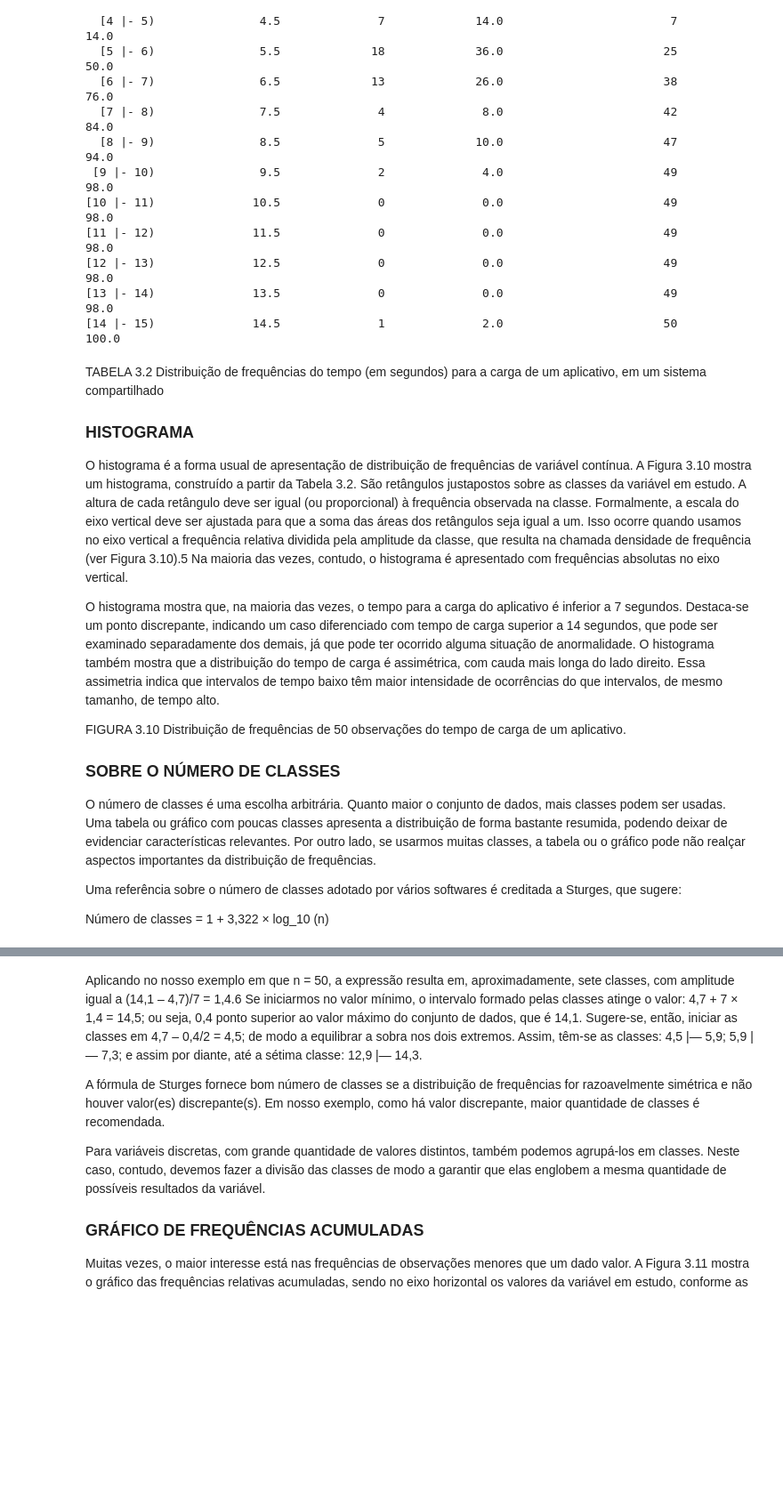
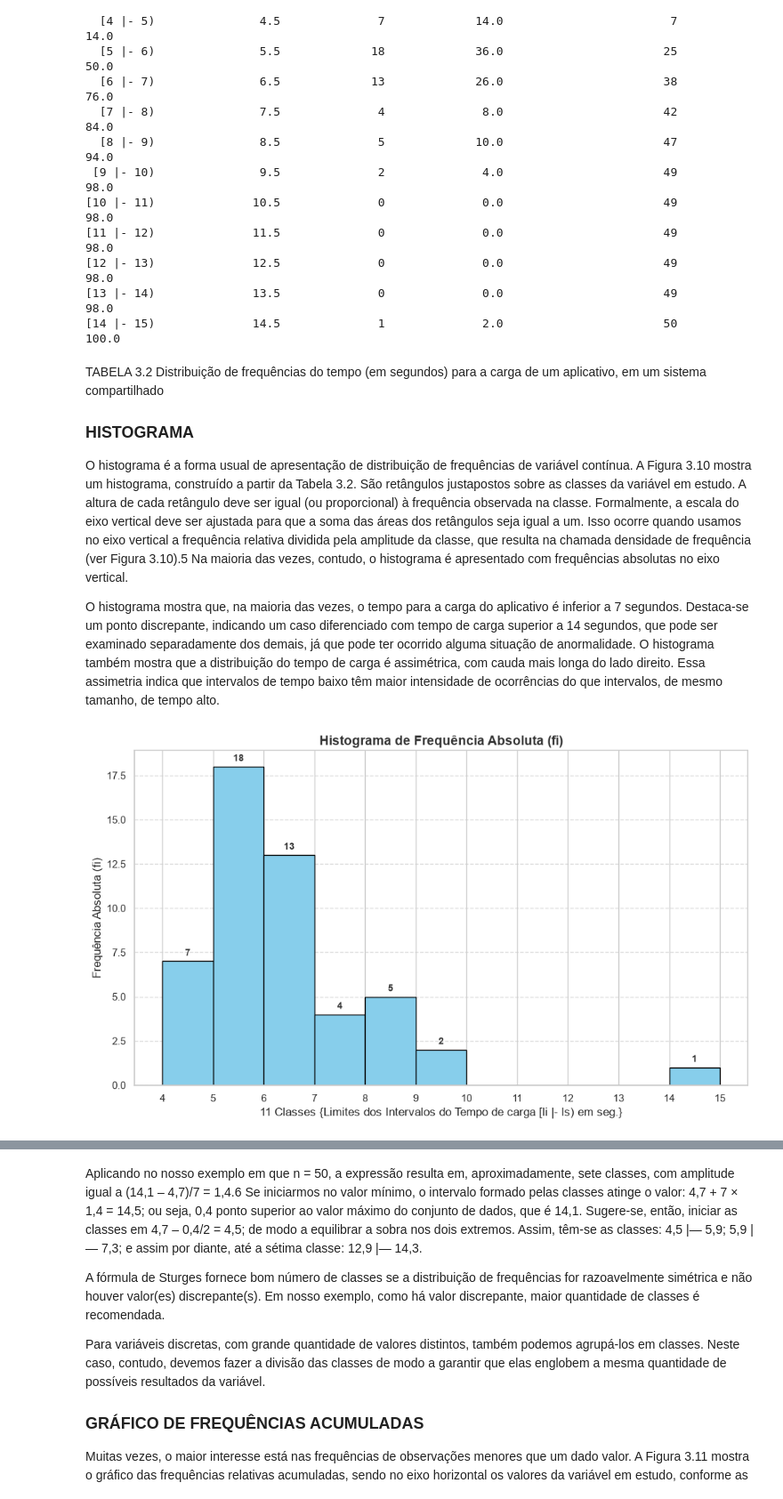
Before and after one commit to cleuler/notebook, a Jupyter notebook: cap3_barb.ipynb, the cells around one changed output, grey strips where cells are left out. Shown at 89% size. Cells and saved outputs as stored; diff of their text form; code cells hidden in the pictures; blank space fills up the shorter version.

```diff
--- a/cap3_barb.ipynb
+++ b/cap3_barb.ipynb
@@ -879,12 +879,54 @@ TABELA 3.2 Distribuição de frequências do tempo (em segundos) para a carga de
 O histograma é a forma usual de apresentação de distribuição de frequências de variável contínua. A Figura 3.10 mostra um histograma, construído a partir da Tabela 3.2. São retângulos justapostos sobre as classes da variável em estudo. A altura de cada retângulo deve ser igual (ou proporcional) à frequência observada na classe. Formalmente, a escala do eixo vertical deve ser ajustada para que a soma das áreas dos retângulos seja igual a um. Isso ocorre quando usamos no eixo vertical a frequência relativa dividida pela amplitude da classe, que resulta na chamada densidade de frequência (ver Figura 3.10).5 Na maioria das vezes, contudo, o histograma é apresentado com frequências absolutas no eixo vertical.
 
 O histograma mostra que, na maioria das vezes, o tempo para a carga do aplicativo é inferior a 7 segundos. Destaca-se um ponto discrepante, indicando um caso diferenciado com tempo de carga superior a 14 segundos, que pode ser examinado separadamente dos demais, já que pode ter ocorrido alguma situação de anormalidade. O histograma também mostra que a distribuição do tempo de carga é assimétrica, com cauda mais longa do lado direito. Essa assimetria indica que intervalos de tempo baixo têm maior intensidade de ocorrências do que intervalos, de mesmo tamanho, de tempo alto.
-
-
-FIGURA 3.10 Distribuição de frequências de 50 observações do tempo de carga de um aplicativo.
-### SOBRE O NÚMERO DE CLASSES
-O número de classes é uma escolha arbitrária. Quanto maior o conjunto de dados, mais classes podem ser usadas. Uma tabela ou gráfico com poucas classes apresenta a distribuição de forma bastante resumida, podendo deixar de evidenciar características relevantes. Por outro lado, se usarmos muitas classes, a tabela ou o gráfico pode não realçar aspectos importantes da distribuição de frequências.
-
-Uma referência sobre o número de classes adotado por vários softwares é creditada a Sturges, que sugere:
-
-Número de classes = 1 + 3,322 × log_10 (n)
+# %%
+import matplotlib.pyplot as plt
+import numpy as np
+import pandas as pd
+
+# 2. GERAÇÃO DO HISTOGRAMA A PARTIR DOS DADOS DA TABELA DE FREQUÊNCIAS
+plt.figure(figsize=(10, 6))
+
+# Usa as colunas 'Ponto Médio (xi)' e 'fi (Absoluta)' da tabela
+# width=1.0 define a largura exata da barra para cobrir todo o intervalo da classe
+barras = plt.bar(
+    tabela_frequencias['Ponto Médio (xi)'],
+    tabela_frequencias['fi (Absoluta)'],
+    width=1.0,
+    edgecolor='black',
+    color='skyblue',
+    align='center',
+)
+
+# Adiciona o valor numérico exato da frequência absoluta no topo de cada barra
+for barra in barras:
+  altura = barra.get_height()
+  if altura > 0:
+    plt.text(
+        barra.get_x() + barra.get_width() / 2.0,
+        altura + 0.2,
+        f'{int(altura)}',
+        ha='center',
+        va='bottom',
+        fontsize=10,
+        fontweight='bold',
+    )
+
+# Configurações de títulos e eixos
+plt.title(
+    'Histograma de Frequência Absoluta (fi)', fontsize=14, fontweight='bold'
+)
+plt.xlabel('11 Classes {Limites dos Intervalos do Tempo de carga [li |- ls) em seg.}', fontsize=12)
+plt.ylabel('Frequência Absoluta (fi)', fontsize=12)
+
+# Define as marcas no eixo X exatamente nos limites numéricos das classes (de 4 a 15)
+plt.xticks(limites_bins)
+
+# Linhas de grade para facilitar a leitura no eixo Y
+plt.grid(axis='y', linestyle='--', alpha=0.7)
+
+# Exibe o gráfico
+plt.tight_layout()
+plt.show()
+# %% [output]
+[figure, added]
```
Also changed, not shown: parts of 1 cell of this notebook.
